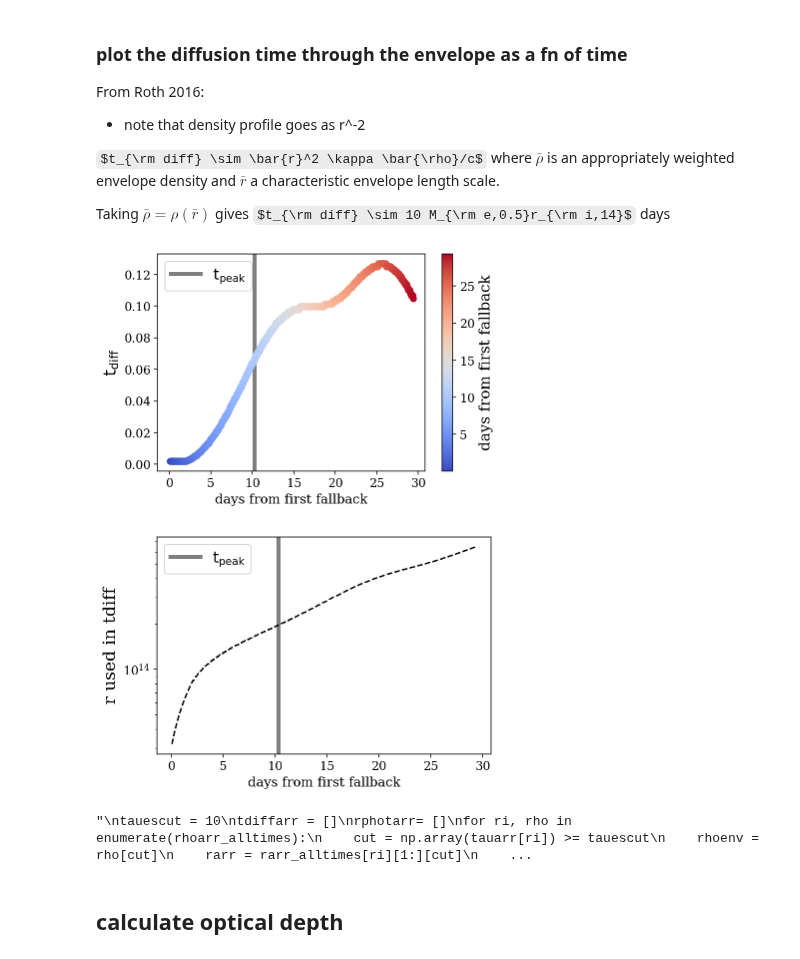
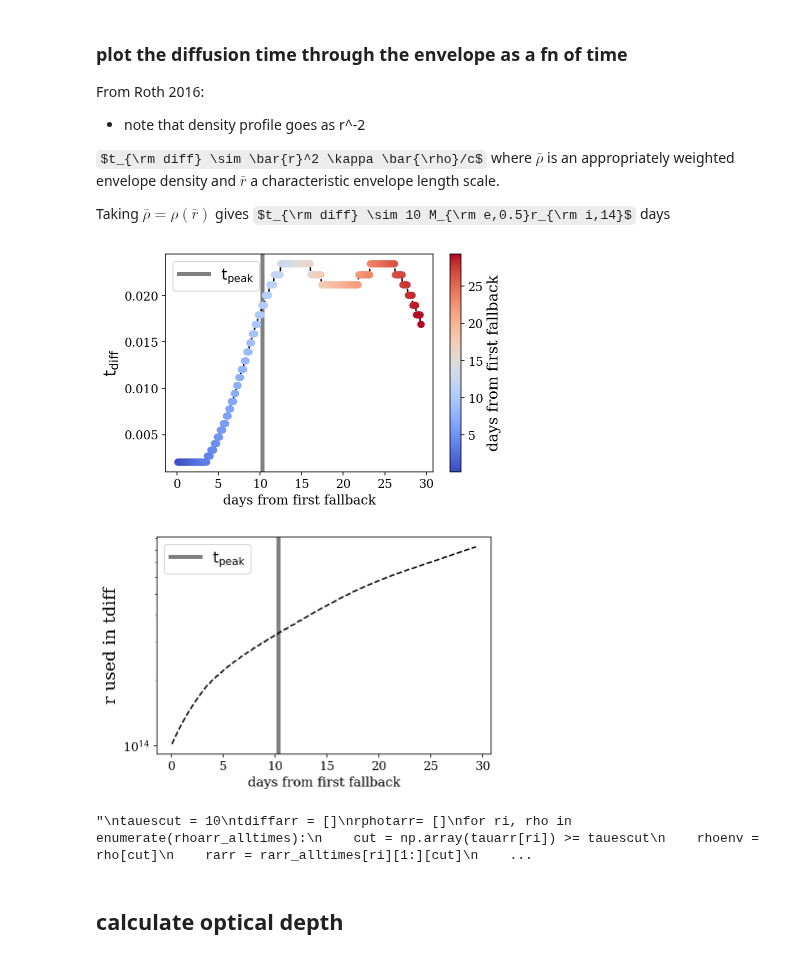
Before and after one commit to slowdivePTG/ASASSN-14ko, a Jupyter notebook: Optical_depth/calculate_opticaldepth.ipynb, the cells around one changed output. Drawn from its saved outputs; the diff is of its cells as text; code cells hidden in the pictures; some formulas as TeX source.

```diff
--- a/Optical_depth/calculate_opticaldepth.ipynb
+++ b/Optical_depth/calculate_opticaldepth.ipynb
@@ -174,7 +174,7 @@ vconst = 0.01 * c.c.cgs.value
 frac_wind = 0.5
 
 # inner radius
-rmin = 3e13  # cm, ~tidal radius
+rmin = 1e14  # cm, ~tidal radius
 
 # black hole mass
 Mh = 7e7
@@ -393,52 +393,72 @@ def tdiff_approx1(rbar, rhobar, kappa):
 # in Nathan's 2016 paper, rout is such that density is 1/100 of rin. (rout = 10rin, rho ~ r^-2)
 # Use that for now as proxy for where rout is
 # what to use for rhobar? maybe the same vlaue? (rho(rbar))
-rhofrac = 1e-2 #2.7**(-2)  # when density drops to rho_rin*rhofrac, define that radius as outer boundary
+rhofrac = 1e-2  #2.7**(-2)  # when density drops to rho_rin*rhofrac, define that radius as outer boundary
 # in Roth 2017, outer continuum radius is set to 2.7e14cm, inner radius to 1e14cm, for rho ~ r^-2
 # this corresponds to a density decrease of 2.7^-2
-kappa = 0.34 # more recent value from Nathan's 2017 paper
+kappa = 0.34  # more recent value from Nathan's 2017 paper
 tdiffarr = []
-rbar_all = [] #arr= []
+rbar_all = []  #arr= []
 for ri, rho in enumerate(rhoarr_alltimes):
-    cut = rho > rhofrac*rho[0]  # calculating diffusion timescale at 'characteristic' radius/density
+    cut = rho > rhofrac * rho[
+        0]  # calculating diffusion timescale at 'characteristic' radius/density
     rhoenv = rho[cut]
     rarr = rarr_alltimes[ri][1:][cut]
     rhobar = rhoenv[-1]
     rbar = rarr[-1]
     rbar_all.append(rarr[-1])
-    tdiffarr.append(tdiff_approx1(rbar, rhobar, kappa)/day_cgs)
-    plt.scatter((timesused[ri]-times[0])/day_cgs, tdiffarr[-1], marker = 'o', color = line_colors[indicesused[ri]], zorder = 50)
+    tdiffarr.append(tdiff_approx1(rbar, rhobar, kappa) / day_cgs)
+    plt.scatter((timesused[ri] - times[0]) / day_cgs,
+                tdiffarr[-1],
+                marker='o',
+                color=line_colors[indicesused[ri]],
+                zorder=50)
 
-plt.plot((np.array(timesused) - times[0])/day_cgs, tdiffarr, color = 'k', linestyle = '--', zorder = 10)
+plt.plot((np.array(timesused) - times[0]) / day_cgs,
+         tdiffarr,
+         color='k',
+         linestyle='--',
+         zorder=10)
 
-plt.axvline(tpeak_ff/day_cgs, color = 'k', alpha = 0.5, linewidth = 4, label = '$\\rm t_{\\rm peak}$')
+plt.axvline(tpeak_ff / day_cgs,
+            color='k',
+            alpha=0.5,
+            linewidth=4,
+            label='$\\rm t_{\\rm peak}$')
 cbar = plt.colorbar(sm)
-plt.setp(cbar.ax.get_yticklabels(), fontsize = 12)
-cbar.set_label('days from first fallback', fontsize = 15)
+plt.setp(cbar.ax.get_yticklabels(), fontsize=12)
+cbar.set_label('days from first fallback', fontsize=15)
 
-plt.legend(loc = 'best', fontsize = 15)
-plt.ylabel('$\\rm t_{\\rm diff}$', fontsize = 17)
-plt.xlabel('days from first fallback', fontsize = 13)
+plt.legend(loc='best', fontsize=15)
+plt.ylabel('$\\rm t_{\\rm diff}$', fontsize=17)
+plt.xlabel('days from first fallback', fontsize=13)
 
-plt.setp(plt.gca().get_xticklabels(), fontsize = 12)
-plt.setp(plt.gca().get_yticklabels(), fontsize = 12)
+plt.setp(plt.gca().get_xticklabels(), fontsize=12)
+plt.setp(plt.gca().get_yticklabels(), fontsize=12)
 
 plt.show()
 
-plt.plot((np.array(timesused) - times[0])/day_cgs, rbar_all, color = 'k', linestyle = '--', zorder = 10)
+plt.plot((np.array(timesused) - times[0]) / day_cgs,
+         rbar_all,
+         color='k',
+         linestyle='--',
+         zorder=10)
 
-plt.axvline(tpeak_ff/day_cgs, color = 'k', alpha = 0.5, linewidth = 4, label = '$\\rm t_{\\rm peak}$')
-plt.legend(loc = 'best', fontsize = 15)
-plt.ylabel('r used in tdiff', fontsize = 17)
-plt.xlabel('days from first fallback', fontsize = 13)
+plt.axvline(tpeak_ff / day_cgs,
+            color='k',
+            alpha=0.5,
+            linewidth=4,
+            label='$\\rm t_{\\rm peak}$')
+plt.legend(loc='best', fontsize=15)
+plt.ylabel('r used in tdiff', fontsize=17)
+plt.xlabel('days from first fallback', fontsize=13)
 plt.yscale('log')
-plt.setp(plt.gca().get_xticklabels(), fontsize = 12)
-plt.setp(plt.gca().get_yticklabels(), fontsize = 12)
+plt.setp(plt.gca().get_xticklabels(), fontsize=12)
+plt.setp(plt.gca().get_yticklabels(), fontsize=12)
 
 plt.show()
 
 # now instead calculate tdiff using rphot = radius where tau_es (optical depth to electron scattering) = 10
-
 """
 tauescut = 10
 tdiffarr = []
@@ -459,35 +479,35 @@ for ri, rho in enumerate(rhoarr_alltimes):
 plt.plot((np.array(timesused) - times[0])/daycgs, tdiffarr, color = 'k', linestyle = '--', zorder = 10)
 
 plt.axvline(tpeak_ff/daycgs, color = 'k', alpha = 0.5, linewidth = 4, label = '$\\rm t_{\\rm peak}$')
 cbar = plt.colorbar(sm)
 plt.setp(cbar.ax.get_yticklabels(), fontsize = 12)
 cbar.set_label('days from first fallback', fontsize = 15)
 
 plt.legend(loc = 'best', fontsize = 15)
 plt.ylabel('$\\rm t_{\\rm diff}$', fontsize = 17)
 plt.xlabel('days from first fallback', fontsize = 13)
 
 plt.setp(plt.gca().get_xticklabels(), fontsize = 12)
 plt.setp(plt.gca().get_yticklabels(), fontsize = 12)
 
 plt.show()
 
 plt.plot((np.array(timesused) - times[0])/daycgs, rphotarr, color = 'k', linestyle = '--', zorder = 10)
 
 plt.axvline(tpeak_ff/daycgs, color = 'k', alpha = 0.5, linewidth = 4, label = '$\\rm t_{\\rm peak}$')
 plt.legend(loc = 'best', fontsize = 15)
 plt.ylabel('$\\rm R_{\\rm phot}$', fontsize = 17)
 plt.xlabel('days from first fallback', fontsize = 13)
 plt.yscale('log')
 plt.setp(plt.gca().get_xticklabels(), fontsize = 12)
 plt.setp(plt.gca().get_yticklabels(), fontsize = 12)
 
 plt.show()
 
 """
 # %% [output]
-[figure, old version]
+[figure, new version]
-[figure, old version]
+[figure, new version]
 "\ntauescut = 10\ntdiffarr = []\nrphotarr= []\nfor ri, rho in enumerate(rhoarr_alltimes):\n    cut = np.array(tauarr[ri]) >= tauescut\n    rhoenv = rho[cut]\n    rarr = rarr_alltimes[ri][1:][cut]\n    ...
 # %% [markdown]
 ## calculate optical depth
```
Also changed, not shown: parts of 6 cells of this notebook, 3 other files.
